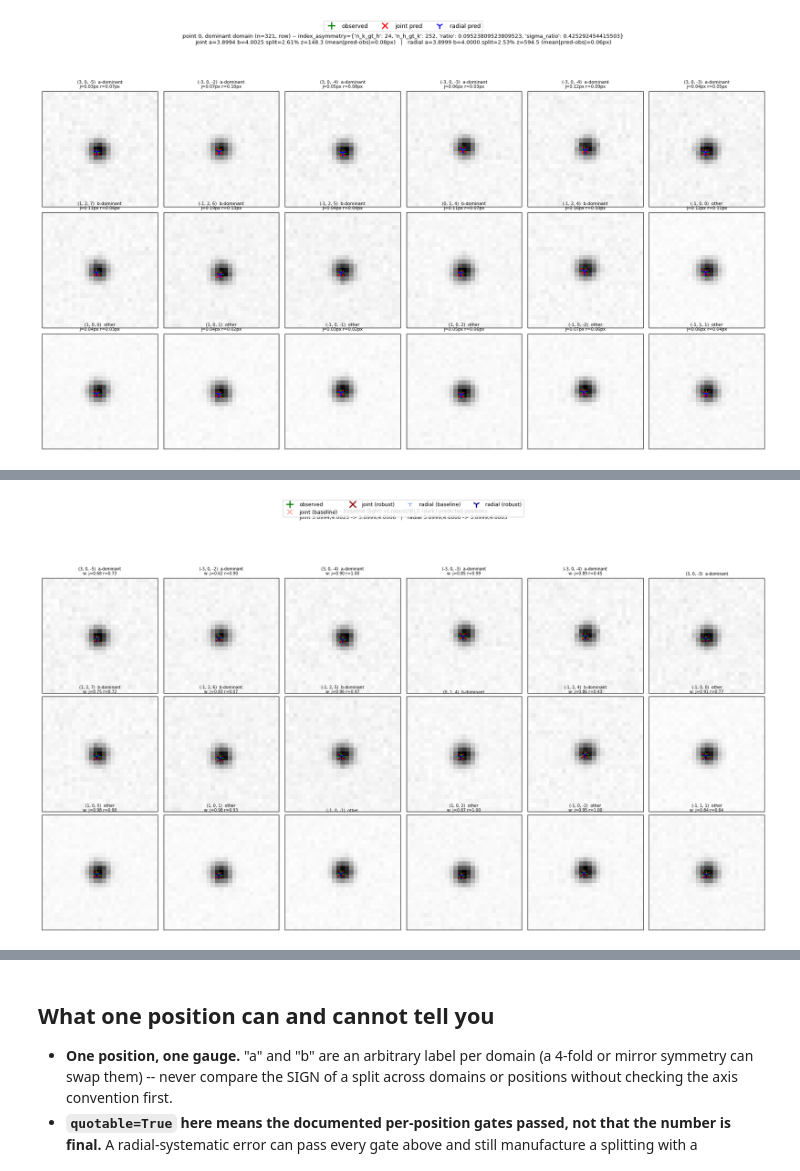
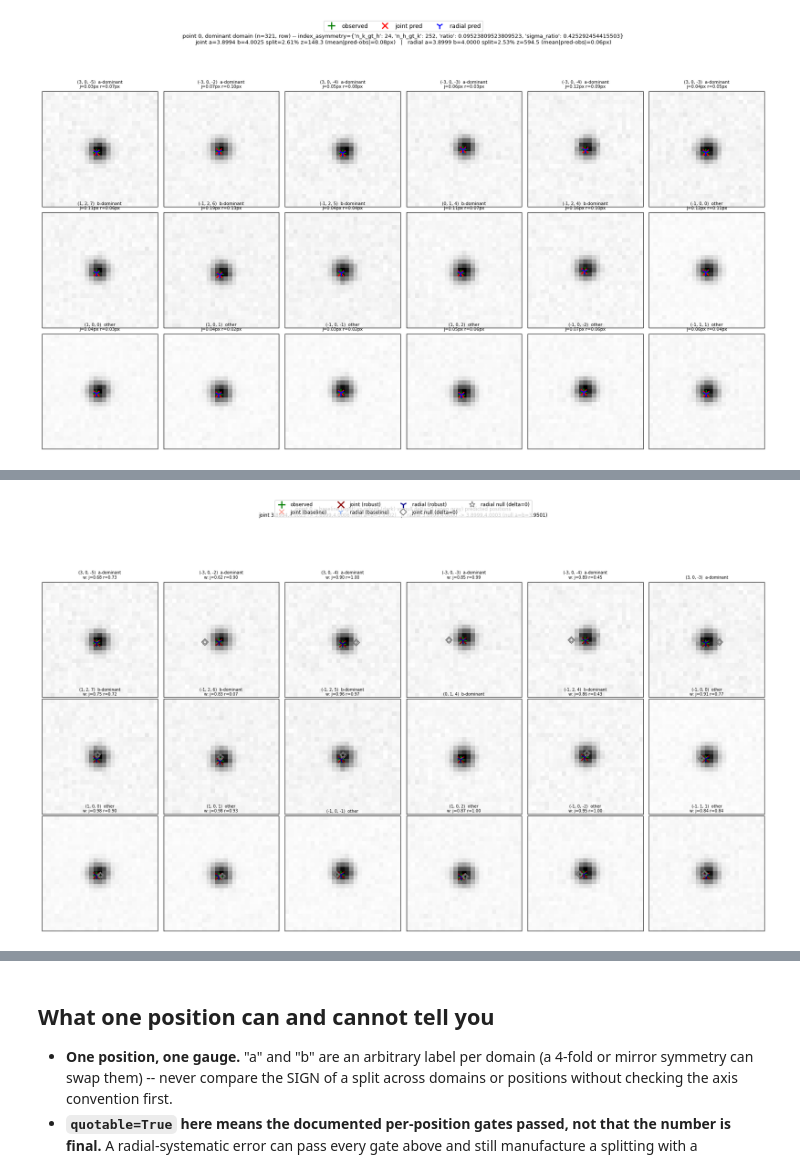
Before and after one commit to marinerhemant/MIDAS, a Jupyter notebook: packages/midas_defect/notebooks/05_raster_lattice_single_point.ipynb, the cells around one changed output, grey strips where cells are left out. Cells and saved outputs as stored; diff of their text form; code cells hidden in the pictures.

Commit message:
Update notebook with diagnostic plots.

```diff
--- a/packages/midas_defect/notebooks/05_raster_lattice_single_point.ipynb
+++ b/packages/midas_defect/notebooks/05_raster_lattice_single_point.ipynb
@@ -552,6 +564,15 @@ else:
     print(f"radial  robust  : split={sr_rob:.3f}% +/- {sigr_rob:.3f}pp (z={zr_rob:.2f})  "
          f"[{fr_rob.robust_n_iter} IRLS iterations]")
 
+    # --- (1) refined lattice parameters at the last (robust) stage: a, b, c, V ---
+    V_j = fj_rob.cell[0] * fj_rob.cell[1] * fj_rob.cell[2]
+    V_r = fr_rob.cell[0] * fr_rob.cell[1] * fr_rob.cell[2]
+    print(f"\nrefined lattice parameters (robust, last stage):")
+    print(f"  joint : a={fj_rob.cell[0]:.4f} b={fj_rob.cell[1]:.4f} c={fj_rob.cell[2]:.4f} "
+         f"V={V_j:.2f} A^3   (delta={sj_rob:.3f}%)")
+    print(f"  radial: a={fr_rob.cell[0]:.4f} b={fr_rob.cell[1]:.4f} c={fr_rob.cell[2]:.4f} "
+         f"V={V_r:.2f} A^3   (delta={sr_rob:.3f}%)")
+
     w_j, w_r = fj_rob.weights[0], fr_rob.weights[0]
     flagged_j = [i for i in range(len(hkl_all)) if w_j[i] < 0.7]
     flagged_r = [i for i in range(len(hkl_all)) if w_r[i] < 0.7]
@@ -564,6 +585,38 @@ else:
     print("(joint's weights skew lower than radial's even on CLEAN data -- see the "
          "calibration caveat in refine_cell_joint_robust's docstring; only agreement "
          "between the two is a strong signal, a low joint-only weight on its own is not)")
+
+    # --- (2) the null (delta=0) prediction: same orientation, a=b forced to their
+    # average, c left at the fit value -- isolates the split's OWN effect on pixel
+    # position from everything else (orientation, c) held fixed ---
+    a_avg_j = 0.5 * (fj_rob.cell[0] + fj_rob.cell[1])
+    cell_null_j = (a_avg_j, a_avg_j, fj_rob.cell[2])
+    a_avg_r = 0.5 * (fr_rob.cell[0] + fr_rob.cell[1])
+    cell_null_r = (a_avg_r, a_avg_r, fr_rob.cell[2])
+
+    d_null_j, d_fit_j, d_null_r, d_fit_r = [], [], [], []
+    for i in has_both:
+        hk = tuple(int(v) for v in hkl_all[i])
+        row_o, col_o, frame_o = row_obs_all[i], col_obs_all[i], frame_obs_all[i]
+        pnj = predict_pixel_for_hkl(cell_null_j, U_joint_rob, hk, frame_o)
+        pfj = predict_pixel_for_hkl(fj_rob.cell, U_joint_rob, hk, frame_o)
+        if pnj is not None:
+            d_null_j.append(math.hypot(pnj[0]-row_o, pnj[1]-col_o))
+        if pfj is not None:
+            d_fit_j.append(math.hypot(pfj[0]-row_o, pfj[1]-col_o))
+        pnr = predict_pixel_for_hkl(cell_null_r, U_radial, hk, frame_o)
+        pfr = predict_pixel_for_hkl(fr_rob.cell, U_radial, hk, frame_o)
+        if pnr is not None:
+            d_null_r.append(math.hypot(pnr[0]-row_o, pnr[1]-col_o))
+        if pfr is not None:
+            d_fit_r.append(math.hypot(pfr[0]-row_o, pfr[1]-col_o))
+
+    print(f"\neffect of forcing delta=0 (a=b={a_avg_j:.4f} for joint, {a_avg_r:.4f} for radial), "
+         f"same orientation, over all {len(has_both)} matched reflections:")
+    print(f"  joint : mean|null-obs|={np.mean(d_null_j):.2f}px vs mean|fit-obs|={np.mean(d_fit_j):.2f}px  "
+         f"(null worse by {np.mean(d_null_j)-np.mean(d_fit_j):+.2f}px on average)")
+    print(f"  radial: mean|null-obs|={np.mean(d_null_r):.2f}px vs mean|fit-obs|={np.mean(d_fit_r):.2f}px  "
+         f"(null worse by {np.mean(d_null_r)-np.mean(d_fit_r):+.2f}px on average)")
 
     half_win = 13
     ncols, nrows = 6, 3
@@ -587,6 +640,8 @@ else:
         pj1 = predict_pixel_for_hkl(fj_rob.cell, U_joint_rob, hk, frame_o)
         pr0 = predict_pixel_for_hkl(fr.cell, U_radial, hk, frame_o)
         pr1 = predict_pixel_for_hkl(fr_rob.cell, U_radial, hk, frame_o)
+        pnj = predict_pixel_for_hkl(cell_null_j, U_joint_rob, hk, frame_o)
+        pnr = predict_pixel_for_hkl(cell_null_r, U_radial, hk, frame_o)
         if pj0 is not None:
             ax.plot(pj0[1], pj0[0], "x", color="salmon", ms=8, mew=1.4, alpha=0.85, label="joint (baseline)")
         if pj1 is not None:
@@ -595,6 +650,10 @@ else:
             ax.plot(pr0[1], pr0[0], "1", color="cornflowerblue", ms=9, mew=1.4, alpha=0.85, label="radial (baseline)")
         if pr1 is not None:
             ax.plot(pr1[1], pr1[0], "1", color="darkblue", ms=12, mew=2.0, label="radial (robust)")
+        if pnj is not None:
+            ax.plot(pnj[1], pnj[0], "D", mfc="none", mec="dimgray", ms=8, mew=1.4, alpha=0.9, label="joint null (delta=0)")
+        if pnr is not None:
+            ax.plot(pnr[1], pnr[0], "*", mfc="none", mec="gray", ms=11, mew=1.4, alpha=0.9, label="radial null (delta=0)")
 
         wtag = ""
         if w_j[i] < 0.99 or w_r[i] < 0.99:
@@ -603,13 +662,22 @@ else:
         ax.set_xticks([]); ax.set_yticks([])
     for ax in axes_flat[len(selection):]:
         ax.axis("off")
-    fig.legend(*axes_flat[0].get_legend_handles_labels(), fontsize=9, loc="upper center",
-              ncol=4, bbox_to_anchor=(0.5, 1.0))
-    fig.suptitle(f"point {POINT} -- baseline (light) vs robust/IRLS (dark) predicted positions\n"
-                f"joint {fj.cell[0]:.4f},{fj.cell[1]:.4f} -> {fj_rob.cell[0]:.4f},{fj_rob.cell[1]:.4f}   |   "
-                f"radial {fr.cell[0]:.4f},{fr.cell[1]:.4f} -> {fr_rob.cell[0]:.4f},{fr_rob.cell[1]:.4f}",
-                fontsize=9, y=0.975)
-    fig.tight_layout(rect=[0, 0, 1, 0.88])
+    # collect legend entries across ALL panels, not just the first -- a marker type
+    # that happened to have no valid prediction on axis 0 (e.g. the null cell falls
+    # outside the forward model's allowed reflections for that one hkl) would
+    # otherwise silently vanish from the legend even though it's plotted elsewhere.
+    handles_by_label = {}
+    for ax in axes_flat[:len(selection)]:
+        h, l = ax.get_legend_handles_labels()
+        for hi, li in zip(h, l):
+            handles_by_label.setdefault(li, hi)
+    fig.legend(list(handles_by_label.values()), list(handles_by_label.keys()), fontsize=8.5,
+              loc="upper center", ncol=4, bbox_to_anchor=(0.5, 1.0))
+    fig.suptitle(f"point {POINT} -- baseline (light) vs robust (dark) vs null delta=0 (open gray) predicted positions\n"
+                f"joint {fj.cell[0]:.4f},{fj.cell[1]:.4f} -> {fj_rob.cell[0]:.4f},{fj_rob.cell[1]:.4f} (null a=b={a_avg_j:.4f})   |   "
+                f"radial {fr.cell[0]:.4f},{fr.cell[1]:.4f} -> {fr_rob.cell[0]:.4f},{fr_rob.cell[1]:.4f} (null a=b={a_avg_r:.4f})",
+                fontsize=8.5, y=0.98)
+    fig.tight_layout(rect=[0, 0, 1, 0.87])
     plt.show()
 # %% [output]
 joint   baseline: split=2.611% +/- 0.018pp (z=148.31)
@@ -632 +700 @@ radial  robust  : split=2.540% +/- 0.002pp (z=1110.90)  [10 IRLS iterations]
-[figure, old version]
+[figure, new version]
```
Also changed, not shown: parts of 4 cells of this notebook.
